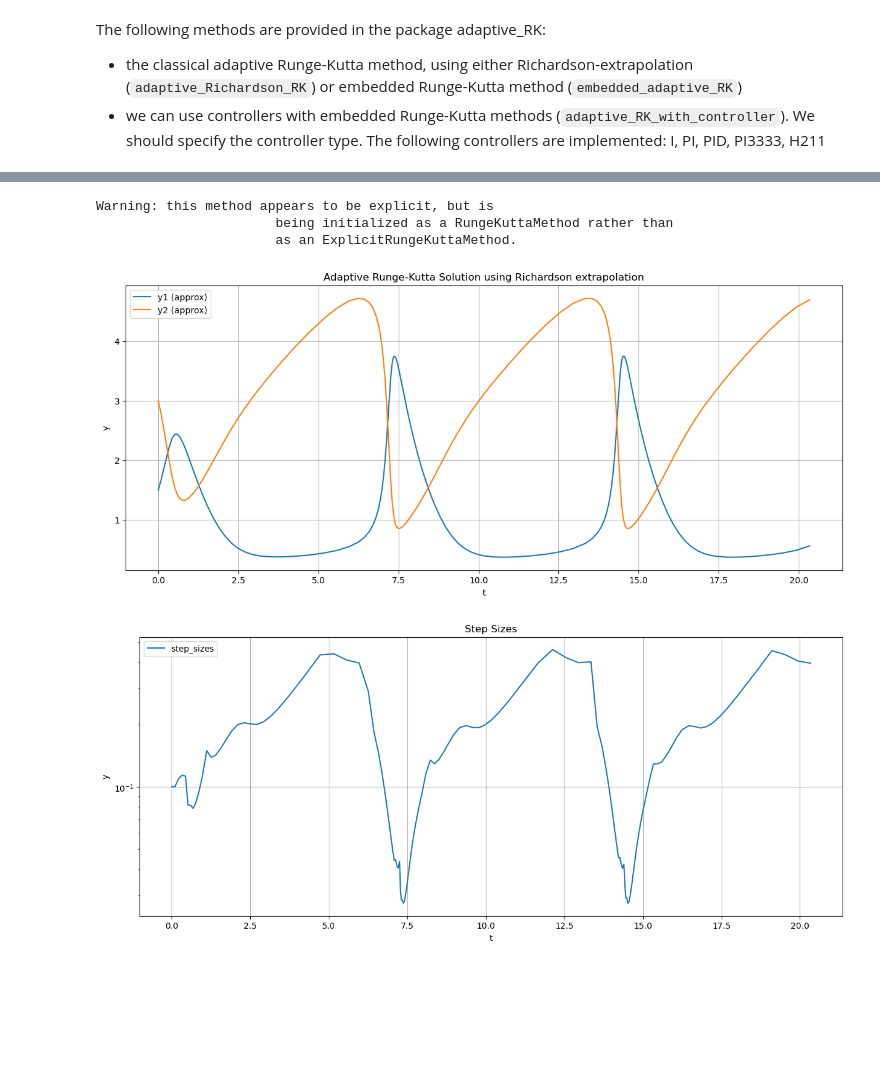
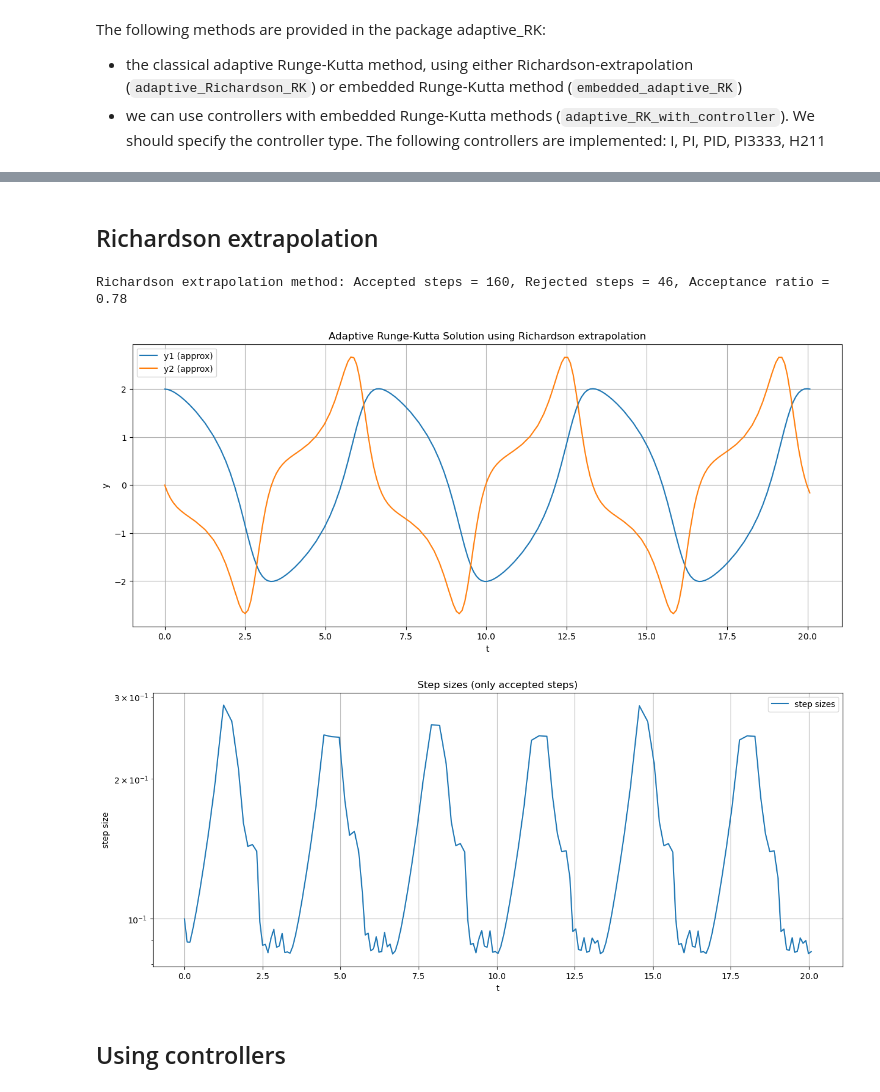
Before and after one commit to juliaeles6/Adaptiv-Runge-Kutta, a Jupyter notebook: Adaptive_Runge_Kutta.ipynb, the cells around one changed output, grey strips where cells are left out. Cells and saved outputs as stored; diff of their text form; code cells hidden in the pictures; blank space fills up the shorter version.

```diff
--- a/Adaptive_Runge_Kutta.ipynb
+++ b/Adaptive_Runge_Kutta.ipynb
@@ -8,14 +9,20 @@ import matplotlib.pyplot as plt
 # %%
+# Plots the solution, step sizes and the exact solution if provided
 def plot_solution(t, y, step_sizes, method="", exact_solution=None):
     y = np.array(y)
     plt.figure(figsize=(15, 6))
     plt.plot(t, y[:, 0], label='y1 (approx)')
-    plt.plot(t, y[:, 1], label='y2 (approx)')
+    if len(y[0]) > 1:
+        plt.plot(t, y[:, 1], label='y2 (approx)')
 
-    if exact_solution:
+    if exact_solution([0]) is not None:
         y_exact = np.array([exact_solution(ti) for ti in t])
+        # print(y_exact)
+        k = y_exact.shape[1]
+
         plt.plot(t, y_exact[:, 0], 'r--', label='y1 (exact)')
-        plt.plot(t, y_exact[:, 1], 'g--', label='y2 (exact)')
+        if k > 1:
+            plt.plot(t, y_exact[:, 1], 'g--', label='y2 (exact)')
 
     plt.xlabel('t')
     plt.ylabel('y')
@@ -51,6 +58,11 @@ def set_Fehlberg_tableau():
     b2 = np.array([25/216,0.,1408/2565,2197/4104,-1/5,0.])
 
     return A, b1, b2, c
+
+def print_acceptance_stats(method, cnt_accepted, cnt_rejected):
+    total_steps = cnt_accepted + cnt_rejected
+    acceptance_ratio = cnt_accepted / total_steps if total_steps > 0 else 0
+    print(f"{method} method: Accepted steps = {cnt_accepted}, Rejected steps = {cnt_rejected}, Acceptance ratio = {acceptance_ratio:.2f}")
 # %% [markdown]
 # Problem definition
 # %%
@@ -59,14 +71,15 @@ t_f = 20
 
 # Definition of the ODE system
 def f(t, y):
+    mu = 1.0
     return [
-        1 + y[0] ** 2 * y[1] - 4 * y[0],
-        3 * y[0] - y[0] ** 2 * y[1]
+        y[1],
+        mu * (1 - y[0]**2) * y[1] - y[0]
     ]
 
-# Initial values
+# Initial values (aka values at t=0)
 def start_values():
-    return [1.5, 3]
+    return [2.0, 0.0]
 
 # If an exact solution is known, it can be defined here for error analysis/plotting
 def exact_solution(t):
@@ -132 +142,3 @@ Warning: this method appears to be explicit, but is
+# %% [markdown]
+## Richardson extrapolation
 # %%
@@ -143,13 +154,15 @@ b = np.array([1/6, 1/3, 1/3, 1/6])
 # %%
 importlib.reload(aRK)
 
-step_sizes_Richardson, y_Richardson, t = aRK.adaptive_Richardson_RK(f, start_values(), 0, t_f, 0.1, 1e-6, 0.1, 1.5, 0.9, len(A), A, b, c)
+step_sizes_Richardson, y_Richardson, t, cnt_accepted, cnt_rejected = aRK.adaptive_Richardson_RK(f, start_values(), 0, t_f, 0.1, 1e-6, 0.1, 1.5, 0.9, len(A), A, b, c)
 
-plot_solution(t, y_Richardson, step_sizes_Richardson, "Richardson extrapolation", exact_solution(t))
+print_acceptance_stats("Richardson extrapolation", cnt_accepted, cnt_rejected)
+# Plotting the solution
+plot_solution(t, y_Richardson, step_sizes_Richardson, "Richardson extrapolation", exact_solution)
 # %% [output]
-Warning: this method appears to be explicit, but is
-                       being initialized as a RungeKuttaMethod rather than
-                       as an ExplicitRungeKuttaMethod.
+Richardson extrapolation method: Accepted steps = 160, Rejected steps = 46, Acceptance ratio = 0.78
-[figure, old version]
+[figure, new version]
-[figure, old version]
+[figure, new version]
+# %% [markdown]
+## Using controllers
 # %%
```
Also changed, not shown: parts of 9 cells of this notebook, 3 other files.
